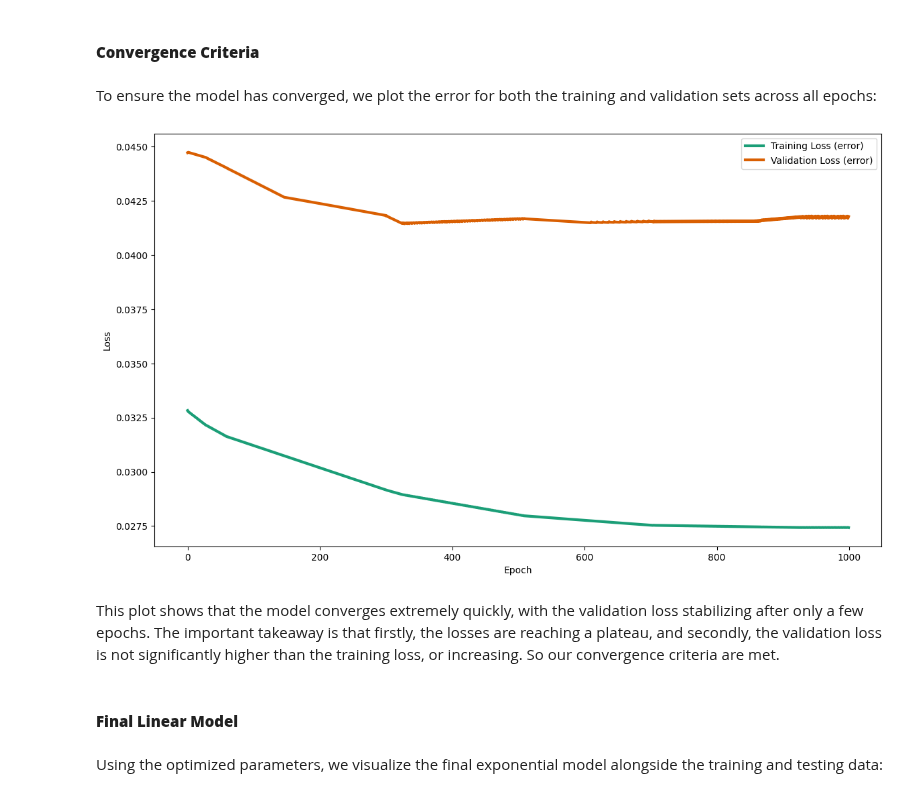
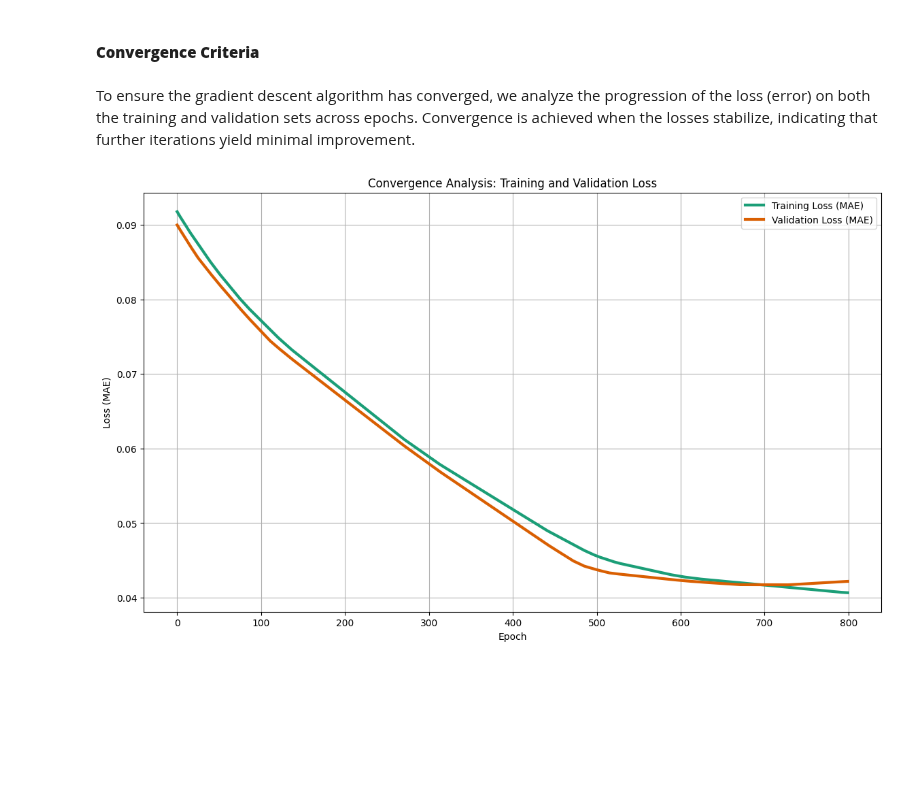
Before and after one commit to SepehrAkbari/LFC-courses, a Jupyter notebook: CSCI-240/Project-3/Main/Main.ipynb, the cells around one changed output. Drawn from its saved outputs; the diff is of its cells as text; code cells hidden in the pictures; blank space fills up the shorter version.

```diff
--- a/CSCI-240/Project-3/Main/Main.ipynb
+++ b/CSCI-240/Project-3/Main/Main.ipynb
@@ -102,5 +124,5 @@ Before starting the gradient descent loop, we define the learning rate and numbe
 # %%
 # Hyperparameters
 learning_rate = 1E-3
-epochs = 300
+epochs = 50
 # %%
@@ -201,3 +260,4 @@ $$ y = a e^{bx} + c$$
 # %%
-def exponentialModel(a: float, b: float, c:float, set:np.ndarray) -> float:
-    return a * np.exp(b * set) + c
+# Sin function
+def sinModel(a: float, b: float, c: float, d: float, x: np.ndarray) -> np.ndarray:
+    return a * np.sin(b * x + c) + d
@@ -210,13 +272,14 @@ c = -1
 # %%
 x = np.linspace(0, 1, 100)
-y = exponentialModel(a, b, c, x)
+y = sinModel(a, b, c, d, x)
 
 plt.figure(figsize = (14, 8))
 plt.scatter(x_train, y_train, color = '#1b9e77', label = 'Training Data')
 plt.plot(x, y, linewidth = 2, color = '#d95f02', label = 'Initial Model')
-plt.xlabel('Year')
-plt.ylabel('CO2 Level')
-plt.title('CO2 levels: Initial Exponential Model')
+plt.xlabel('Scaled Year')
+plt.ylabel('Scaled CO2 Level')
+plt.title('CO2 levels: Initial Sin Model')
 plt.legend()
+plt.grid(True)
 plt.show()
 # %% [output]
@@ -245,5 +312,5 @@ We set the learning rate and the number of epochs to control the optimization pr
 # %%
 # Hyperparameters
-learning_rate = 1E-3
-epochs = 1000
+learning_rate = 1E-4
+epochs = 800
 # %%
@@ -298,21 +369,18 @@ a: 1.01160983702914, b: 0.7359628266114752, c: -1.0500370374098464
 # %% [markdown]
 #### **Convergence Criteria**
 # %% [markdown]
-To ensure the model has converged, we plot the error for both the training and validation sets across all epochs:
+To ensure the gradient descent algorithm has converged, we analyze the progression of the loss (error) on both the training and validation sets across epochs. Convergence is achieved when the losses stabilize, indicating that further iterations yield minimal improvement.
 # %%
-plt.figure(figsize = (14, 8))
-plt.plot(training_loss, label='Training Loss (error)', linewidth = 3, color = '#1b9e77')
-plt.plot(validation_loss, label='Validation Loss (error)', linewidth = 3, color = '#d95f02')
+# Plot training and validation losses
+plt.figure(figsize=(14, 8))
+plt.plot(training_loss, label='Training Loss (MAE)', linewidth=3, color='#1b9e77')
+plt.plot(validation_loss, label='Validation Loss (MAE)', linewidth=3, color='#d95f02')
 plt.xlabel('Epoch')
-plt.ylabel('Loss')
+plt.ylabel('Loss (MAE)')
+plt.title('Convergence Analysis: Training and Validation Loss')
 plt.legend()
+plt.grid(True)
 plt.show()
 # %% [output]
-[figure, old version]
+[figure, new version]
-# %% [markdown]
-This plot shows that the model converges extremely quickly, with the validation loss stabilizing after only a few epochs. The important takeaway is that firstly, the losses are reaching a plateau, and secondly, the validation loss is not significantly higher than the training loss, or increasing. So our convergence criteria are met.
-# %% [markdown]
-#### **Final Linear Model**
-# %% [markdown]
-Using the optimized parameters, we visualize the final exponential model alongside the training and testing data:
 # %%
```
Also changed, not shown: parts of 64 cells of this notebook.
